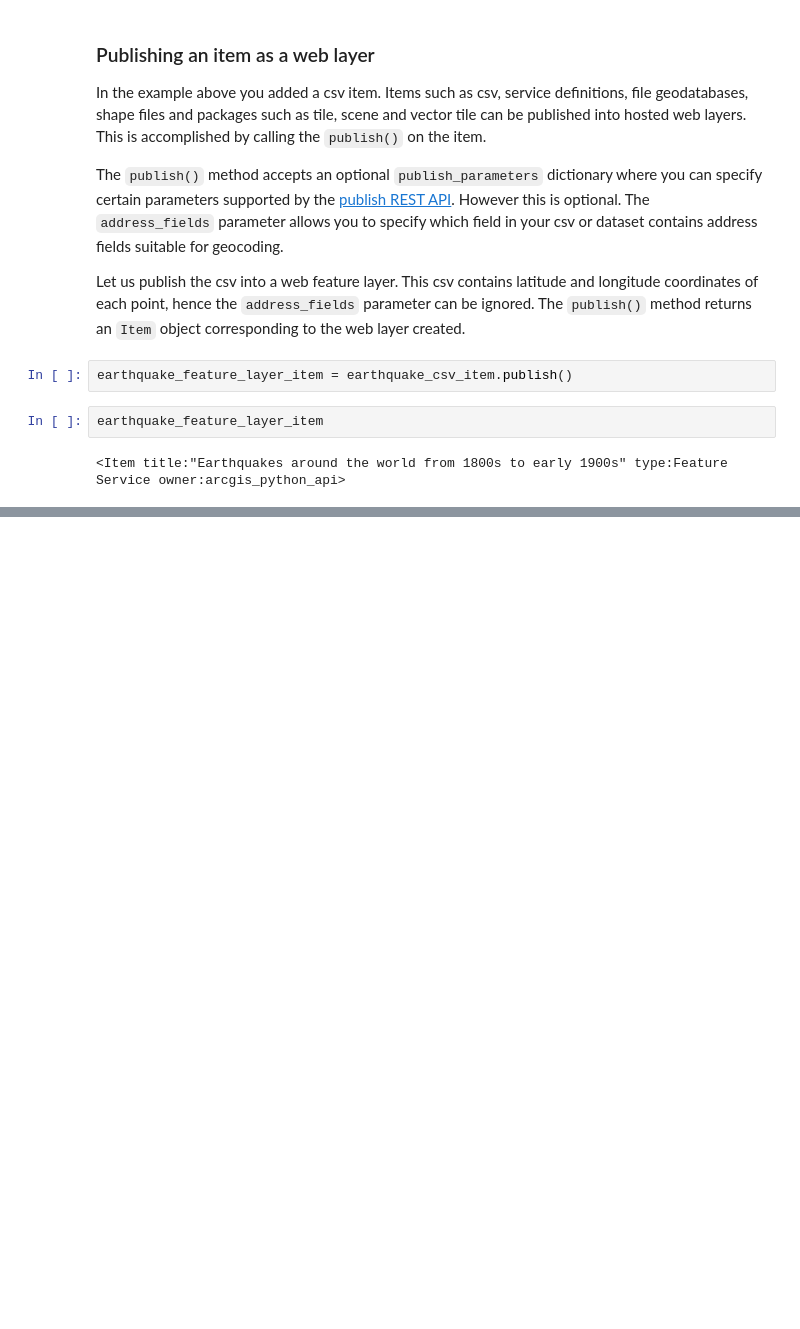
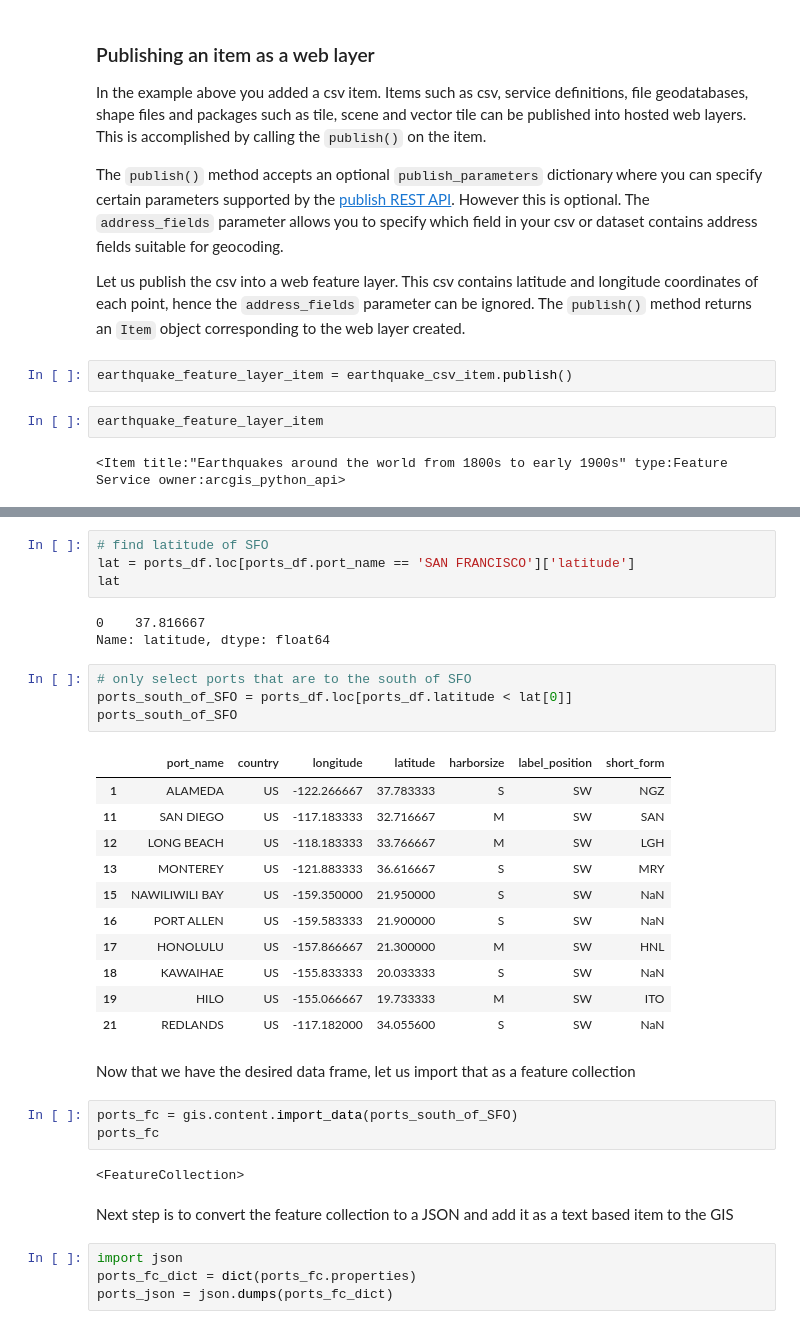
Before and after one commit to manentif/Esri, a Jupyter notebook: guide/03 The GIS/Accessing and managing your contents.ipynb, the cells around one changed output, grey strips where cells are left out. Drawn from its saved outputs; the diff is of its cells as text; blank space fills up the shorter version.

Commit message:
guide - 03 gis mod - finished accessing and managing your contents

```diff
--- a/guide/03 The GIS/Accessing and managing your contents.ipynb
+++ b/guide/03 The GIS/Accessing and managing your contents.ipynb
@@ -186,0 +219,36 @@ Notice that the GIS used the same metadata (thumbnail, title, description) of th
+# %%
+# find latitude of SFO
+lat = ports_df.loc[ports_df.port_name == 'SAN FRANCISCO']['latitude']
+lat
+# %% [output]
+0    37.816667
+Name: latitude, dtype: float64
+# %%
+# only select ports that are to the south of SFO
+ports_south_of_SFO = ports_df.loc[ports_df.latitude < lat[0]]
+ports_south_of_SFO
+# %% [output]
+|  | port_name | country | longitude | latitude | harborsize | label_position | short_form |
+| 1 | ALAMEDA | US | -122.266667 | 37.783333 | S | SW | NGZ |
+| 11 | SAN DIEGO | US | -117.183333 | 32.716667 | M | SW | SAN |
+| 12 | LONG BEACH | US | -118.183333 | 33.766667 | M | SW | LGH |
+| 13 | MONTEREY | US | -121.883333 | 36.616667 | S | SW | MRY |
+| 15 | NAWILIWILI BAY | US | -159.350000 | 21.950000 | S | SW | NaN |
+| 16 | PORT ALLEN | US | -159.583333 | 21.900000 | S | SW | NaN |
+| 17 | HONOLULU | US | -157.866667 | 21.300000 | M | SW | HNL |
+| 18 | KAWAIHAE | US | -155.833333 | 20.033333 | S | SW | NaN |
+| 19 | HILO | US | -155.066667 | 19.733333 | M | SW | ITO |
+| 21 | REDLANDS | US | -117.182000 | 34.055600 | S | SW | NaN |
+# %% [markdown]
+Now that we have the desired data frame, let us import that as a feature collection
+# %%
+ports_fc = gis.content.import_data(ports_south_of_SFO)
+ports_fc
+# %% [output]
+<FeatureCollection>
+# %% [markdown]
+Next step is to convert the feature collection to a JSON and add it as a text based item to the GIS
+# %%
+import json
+ports_fc_dict = dict(ports_fc.properties)
+ports_json = json.dumps(ports_fc_dict)
```
Also changed, not shown: parts of 17 cells of this notebook.
